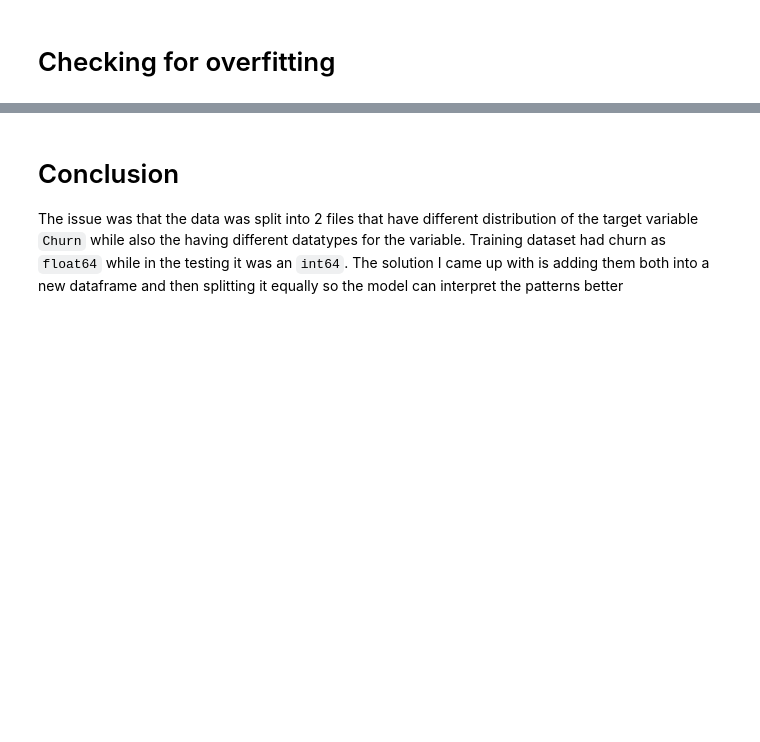
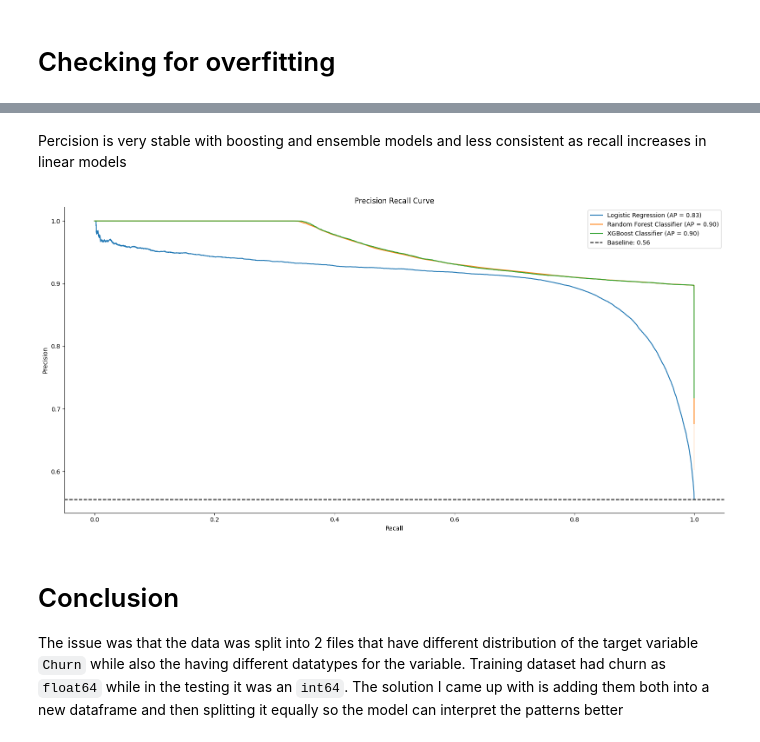
Before and after one commit to NitoBoritto/Customer_Churn_Predictor, a Jupyter notebook: Churn_Predictor.ipynb, the cells around one changed output, grey strips where cells are left out. Drawn from its saved outputs; the diff is of its cells as text; code cells hidden in the pictures; blank space fills up the shorter version.

```diff
--- a/Churn_Predictor.ipynb
+++ b/Churn_Predictor.ipynb
@@ -214,7 +214,7 @@ def encode_train_classify(name, model, param_config, X_train, X_test, y_train, y
             search_spaces = params,
             cv = skf,
             scoring = 'f1',
-            verbose = 1,
+            verbose = 0,
             random_state = 30
         )
         bayes_search.fit(X_train, y_train)
@@ -496,29 +469,33 @@ plt.show()
+# %% [markdown]
+Percision is very stable with boosting and ensemble models and less consistent as recall increases in linear models
 # %%
 fig,  ax = plt.subplots(figsize = (16, 8))
 
 for m in models:
     precision, recall, _ = precision_recall_curve(y_test, results[m['name']]['y_proba'])
-    avg_prec = results[m['name']]['avg_precision']
+    avg_prec = results[m['name']]['per_score']
 
     pr_df = pd.DataFrame({'Recall': recall, 'Precision': precision})
     sns.lineplot(data = pr_df,
-                 x = 'recall',
-                 y = 'precision',
+                 x = 'Recall',
+                 y = 'Precision',
                  label = f'{m['name']} (AP = {avg_prec:.2f})',
                  ax = ax)
 
 baseline = y_test.sum() / len(y_test)
 ax.axhline(y = baseline,
            color = 'black',
            linestyle = '--',
            label = f'Baseline: {baseline:.2f}')
 ax.set_xlabel('Recall')
 ax.set_ylabel('Precision')
 ax.set_title('Precision Recall Curve')
 ax.legend(loc='upper right')
 sns.despine()
 plt.tight_layout()
 plt.show()
+# %% [output]
+[figure, added]
 # %% [markdown]
 # Conclusion
 The issue was that the data was split into 2 files that have different distribution of the target variable `Churn` while also the having different datatypes for the variable. Training dataset had churn as `float64` while in the testing it was an `int64`.
```
Also changed, not shown: parts of 6 cells of this notebook.
